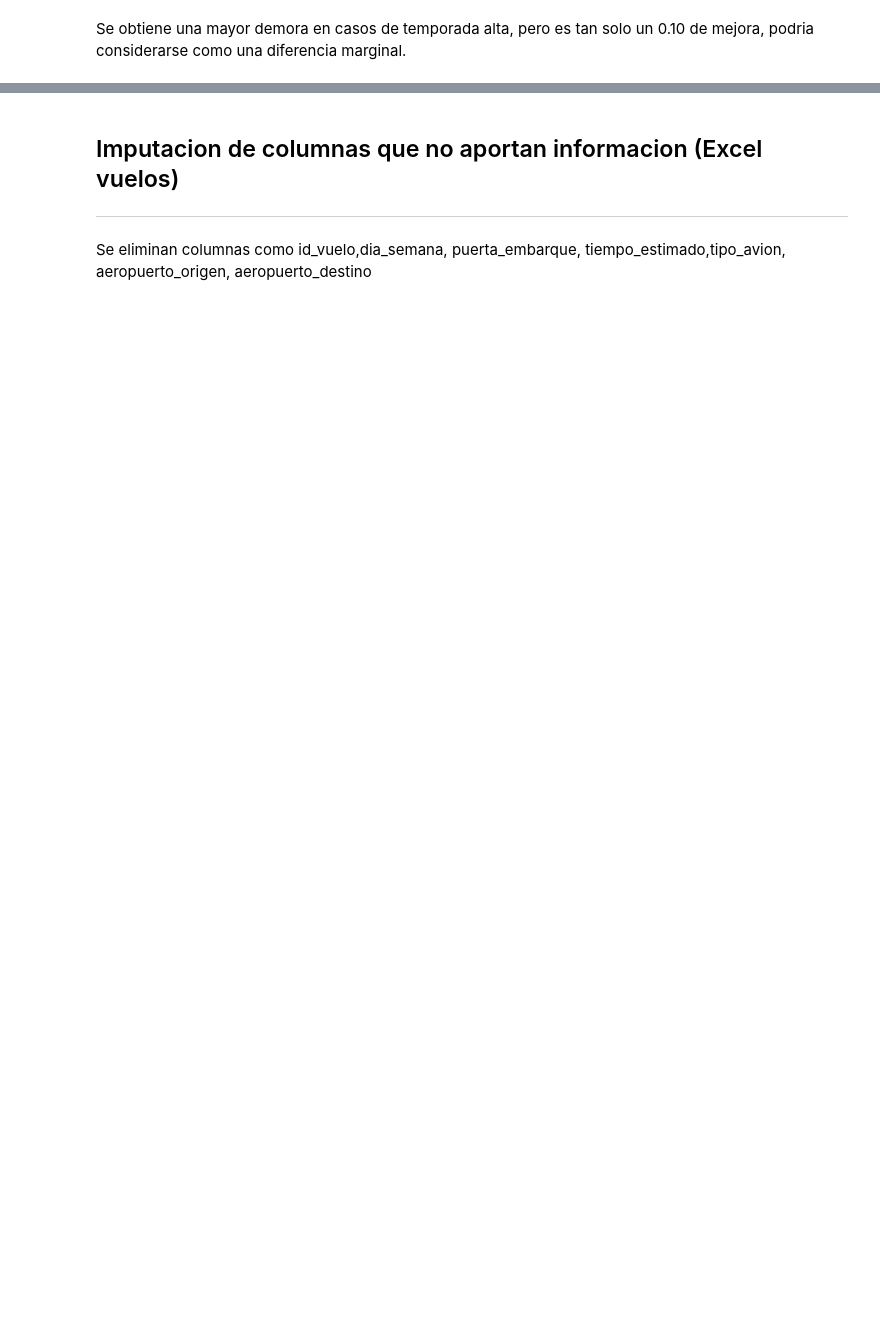
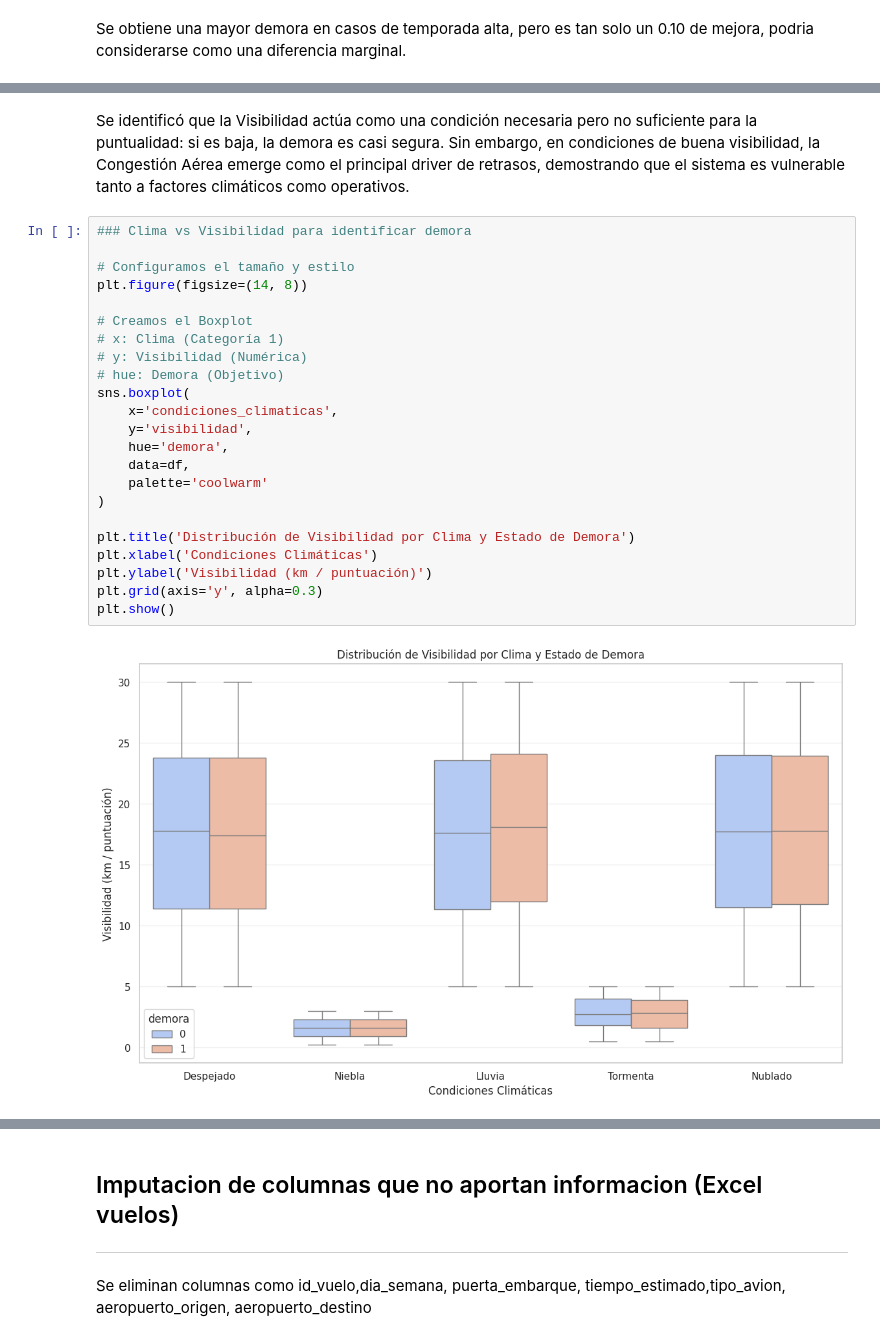
Before and after one commit to AlvaroRutn/CienciaDDatos-TPI-2026, a Jupyter notebook: TPI_CienciaDeDatos_2026.ipynb, the cells around one changed output, grey strips where cells are left out. Cells and saved outputs as stored; diff of their text form; blank space fills up the shorter version.

```diff
--- a/TPI_CienciaDeDatos_2026.ipynb
+++ b/TPI_CienciaDeDatos_2026.ipynb
@@ -224,0 +269,27 @@ plt.show()
+# %% [markdown]
+Se identificó que la Visibilidad actúa como una condición necesaria pero no suficiente para la puntualidad: si es baja, la demora es casi segura. Sin embargo, en condiciones de buena visibilidad, la Congestión Aérea emerge como el principal driver de retrasos, demostrando que el sistema es vulnerable tanto a factores climáticos como operativos.
+# %%
+### Clima vs Visibilidad para identificar demora
+
+# Configuramos el tamaño y estilo
+plt.figure(figsize=(14, 8))
+
+# Creamos el Boxplot
+# x: Clima (Categoría 1)
+# y: Visibilidad (Numérica)
+# hue: Demora (Objetivo)
+sns.boxplot(
+    x='condiciones_climaticas',
+    y='visibilidad',
+    hue='demora',
+    data=df,
+    palette='coolwarm'
+)
+
+plt.title('Distribución de Visibilidad por Clima y Estado de Demora')
+plt.xlabel('Condiciones Climáticas')
+plt.ylabel('Visibilidad (km / puntuación)')
+plt.grid(axis='y', alpha=0.3)
+plt.show()
+# %% [output]
+[figure, added]
```
Also changed, not shown: parts of 29 cells of this notebook, 1 other file.
